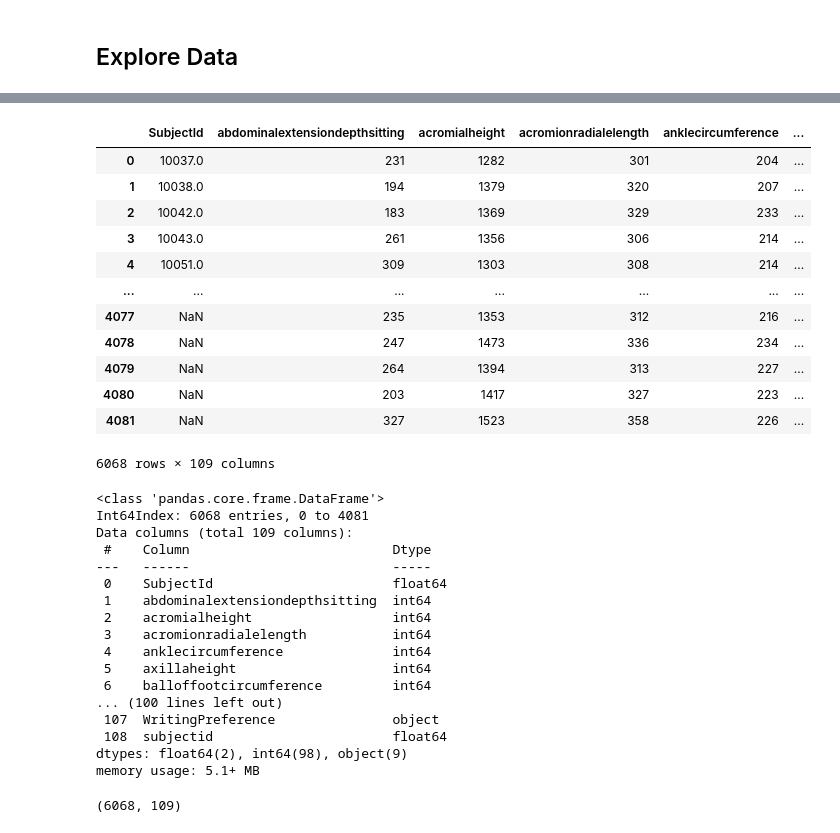
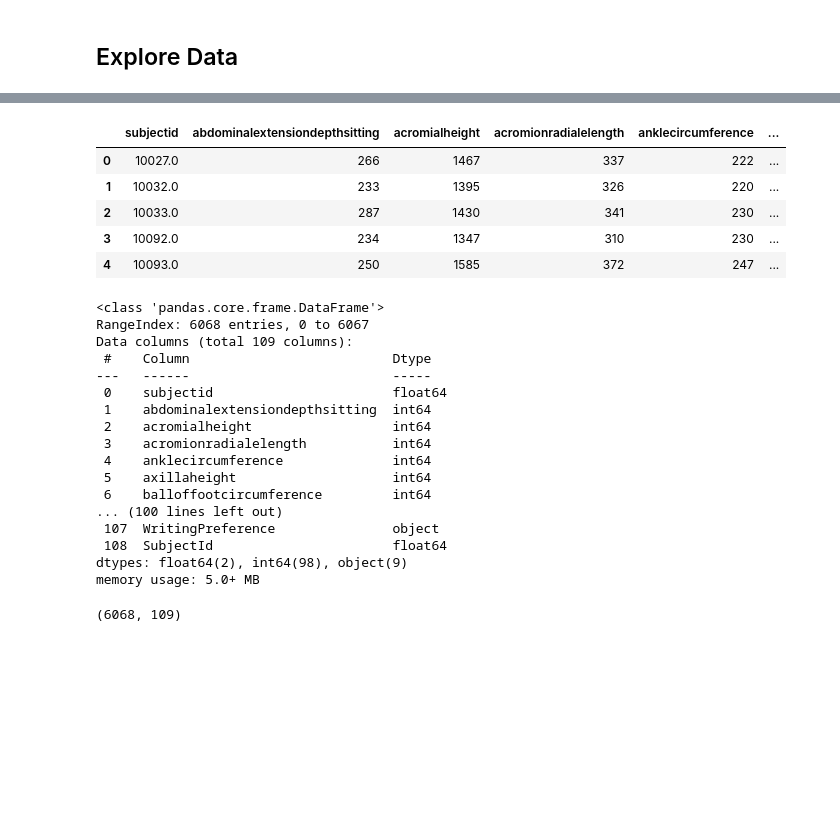
Before and after one commit to StephenKinggg/Data_Science_Course_Repo, a Jupyter notebook: 1. Projects_Assignment/23. ML_Project_1(soldier_race)/23. ML_Project_1(soldier_race).ipynb, the cells around one changed output, grey strips where cells are left out. Drawn from its saved outputs; the diff is of its cells as text; code cells hidden in the pictures; blank space fills up the shorter version.

```diff
--- a/1. Projects_Assignment/23. ML_Project_1(soldier_race)/23. ML_Project_1(soldier_race).ipynb
+++ b/1. Projects_Assignment/23. ML_Project_1(soldier_race)/23. ML_Project_1(soldier_race).ipynb
@@ -88,0 +106,3 @@ dfmale = pd.read_csv("ANSUR II MALE Public.csv", encoding="Latin")
+# %%
+dffemale = pd.read_csv("https://query.data.world/s/sq27zz4hawg32yfxksqwijxmpwmynq")
+dfmale = pd.read_csv("https://query.data.world/s/h3pbhckz5ck4rc7qmt2wlknlnn7esr", encoding="Latin-1")
@@ -89,6 +112,6 @@ dfmale = pd.read_csv("ANSUR II MALE Public.csv", encoding="Latin")
 # %% [markdown]
 ## Explore Data
 # %%
-df = pd.concat([dffemale, dfmale], axis=0)
-df
+df= pd.concat([dfmale,dffemale], axis=0, ignore_index=True)
+df.head()
 # %% [output]
@@ -95,25 +119,18 @@ df
-|  | SubjectId | abdominalextensiondepthsitting | acromialheight | acromionradialelength | anklecircumference | ... |
-| 0 | 10037.0 | 231 | 1282 | 301 | 204 | ... |
-| 1 | 10038.0 | 194 | 1379 | 320 | 207 | ... |
-| 2 | 10042.0 | 183 | 1369 | 329 | 233 | ... |
-| 3 | 10043.0 | 261 | 1356 | 306 | 214 | ... |
-| 4 | 10051.0 | 309 | 1303 | 308 | 214 | ... |
-| ... | ... | ... | ... | ... | ... | ... |
-| 4077 | NaN | 235 | 1353 | 312 | 216 | ... |
-| 4078 | NaN | 247 | 1473 | 336 | 234 | ... |
-| 4079 | NaN | 264 | 1394 | 313 | 227 | ... |
-| 4080 | NaN | 203 | 1417 | 327 | 223 | ... |
-| 4081 | NaN | 327 | 1523 | 358 | 226 | ... |
+|  | subjectid | abdominalextensiondepthsitting | acromialheight | acromionradialelength | anklecircumference | ... |
+| 0 | 10027.0 | 266 | 1467 | 337 | 222 | ... |
+| 1 | 10032.0 | 233 | 1395 | 326 | 220 | ... |
+| 2 | 10033.0 | 287 | 1430 | 341 | 230 | ... |
+| 3 | 10092.0 | 234 | 1347 | 310 | 230 | ... |
+| 4 | 10093.0 | 250 | 1585 | 372 | 247 | ... |
-6068 rows × 109 columns
 # %%
 df.info(verbose=True)
 # %% [output]
 <class 'pandas.core.frame.DataFrame'>
-Int64Index: 6068 entries, 0 to 4081
+RangeIndex: 6068 entries, 0 to 6067
 Data columns (total 109 columns):
  #    Column                          Dtype
 ---   ------                          -----
- 0    SubjectId                       float64
+ 0    subjectid                       float64
  1    abdominalextensiondepthsitting  int64
  2    acromialheight                  int64
  3    acromionradialelength           int64
@@ -122,9 +139,9 @@ Data columns (total 109 columns):
  6    balloffootcircumference         int64
 ... (100 lines left out)
  107  WritingPreference               object
- 108  subjectid                       float64
+ 108  SubjectId                       float64
 dtypes: float64(2), int64(98), object(9)
-memory usage: 5.1+ MB
+memory usage: 5.0+ MB
 # %%
 df.shape
 # %% [output]
```
Also changed, not shown: parts of 156 cells of this notebook, 2 other files.
